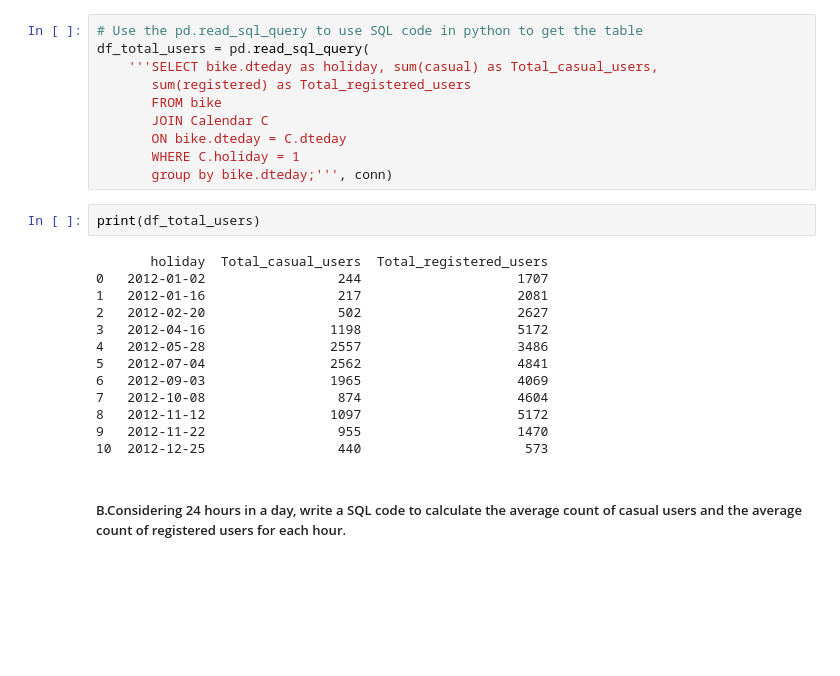
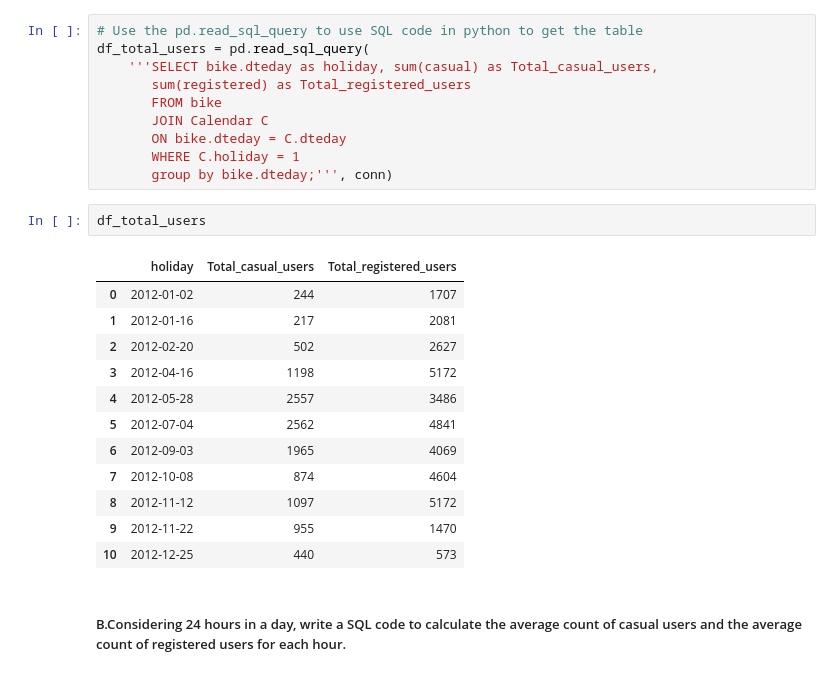
Before and after one commit to Rui-yu23/MBS-Final-exam, a Jupyter notebook: Final exam- Big data & quantitative methods.ipynb, the cells around one changed output. Saved outputs shown, nothing was run; the diff lists cells and outputs as text; blank space fills up the shorter version.

```diff
--- a/Final exam- Big data & quantitative methods.ipynb
+++ b/Final exam- Big data & quantitative methods.ipynb
@@ -24,21 +24,21 @@ df_total_users = pd.read_sql_query(
        ON bike.dteday = C.dteday
        WHERE C.holiday = 1
        group by bike.dteday;''', conn)
-# %%
-print(df_total_users)
-# %% [output]
-       holiday  Total_casual_users  Total_registered_users
-0   2012-01-02                 244                    1707
-1   2012-01-16                 217                    2081
-2   2012-02-20                 502                    2627
-3   2012-04-16                1198                    5172
-4   2012-05-28                2557                    3486
-5   2012-07-04                2562                    4841
-6   2012-09-03                1965                    4069
-7   2012-10-08                 874                    4604
-8   2012-11-12                1097                    5172
-9   2012-11-22                 955                    1470
-10  2012-12-25                 440                     573
+# %%
+df_total_users
+# %% [output]
+|  | holiday | Total_casual_users | Total_registered_users |
+| 0 | 2012-01-02 | 244 | 1707 |
+| 1 | 2012-01-16 | 217 | 2081 |
+| 2 | 2012-02-20 | 502 | 2627 |
+| 3 | 2012-04-16 | 1198 | 5172 |
+| 4 | 2012-05-28 | 2557 | 3486 |
+| 5 | 2012-07-04 | 2562 | 4841 |
+| 6 | 2012-09-03 | 1965 | 4069 |
+| 7 | 2012-10-08 | 874 | 4604 |
+| 8 | 2012-11-12 | 1097 | 5172 |
+| 9 | 2012-11-22 | 955 | 1470 |
+| 10 | 2012-12-25 | 440 | 573 |
 # %% [markdown]
 ##### B.Considering 24 hours in a day, write a SQL code to calculate the average count of casual users and the average count of registered users for each hour.
 # %%
```
Also changed, not shown: parts of 35 cells of this notebook.
